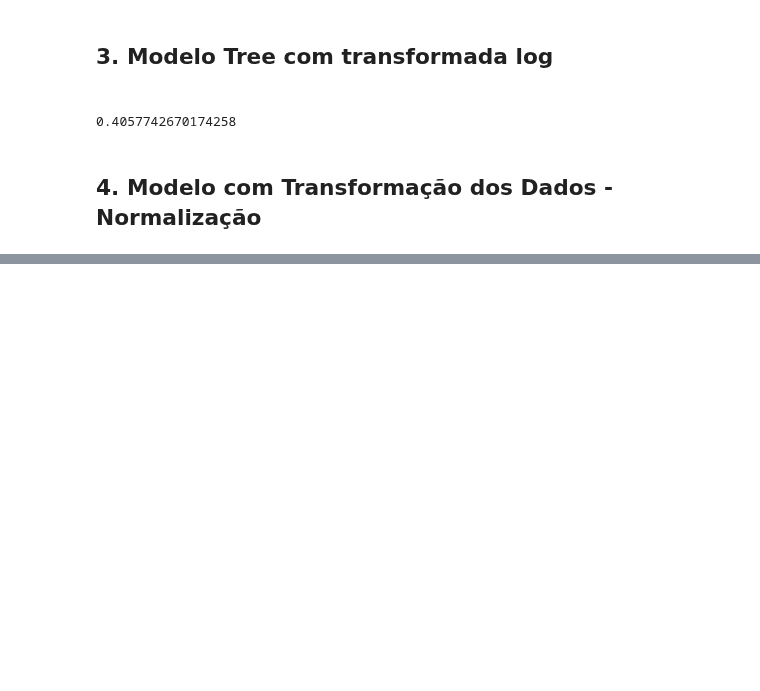
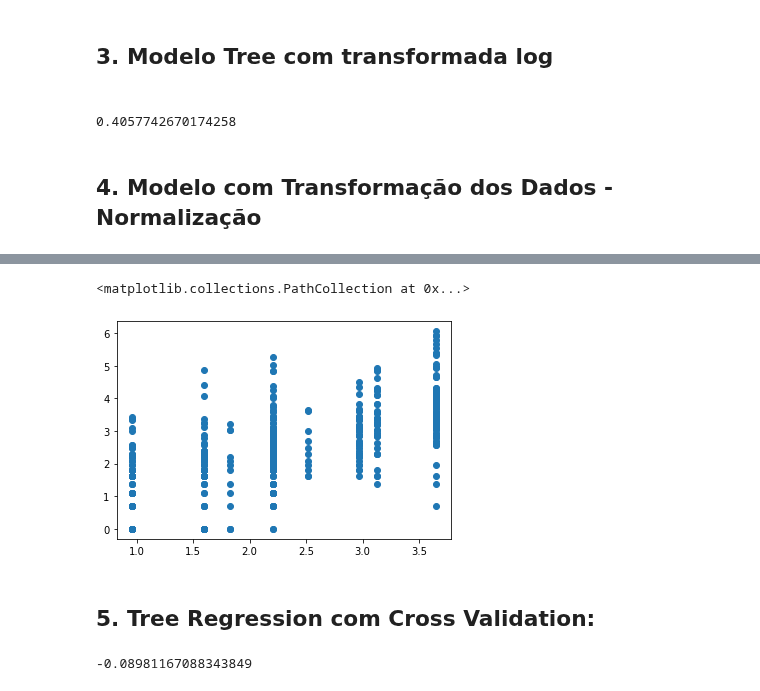
Before and after one commit to mcolazin/data_science_enap, a Jupyter notebook: data_science_enap/projeto_aula1/2-ml_tree_dengue_regression.ipynb, the cells around one changed output, grey strips where cells are left out. Cells and saved outputs as stored; diff of their text form; code cells hidden in the pictures; blank space fills up the shorter version.

```diff
--- a/data_science_enap/projeto_aula1/2-ml_tree_dengue_regression.ipynb
+++ b/data_science_enap/projeto_aula1/2-ml_tree_dengue_regression.ipynb
@@ -126,0 +132,16 @@ tree.score(X_test_norm, y_log_test)
+# %%
+plt.scatter(tree.predict(X_test_norm), y_log_test)
+# %% [output]
+<matplotlib.collections.PathCollection at 0x...>
+[figure, added]
+# %%
+%%html
+<h2> 5. Tree Regression com Cross Validation:
+# %% [output]
+5. Tree Regression com Cross Validation:
+# %%
+from sklearn.model_selection import cross_val_score
+tree = DecisionTreeRegressor(max_depth=3)
+cross_val_score(tree, X_new, y_log, cv=5, scoring="r2").mean()
+# %% [output]
+-0.08981167088343849
```
Also changed, not shown: parts of 3 cells of this notebook.
